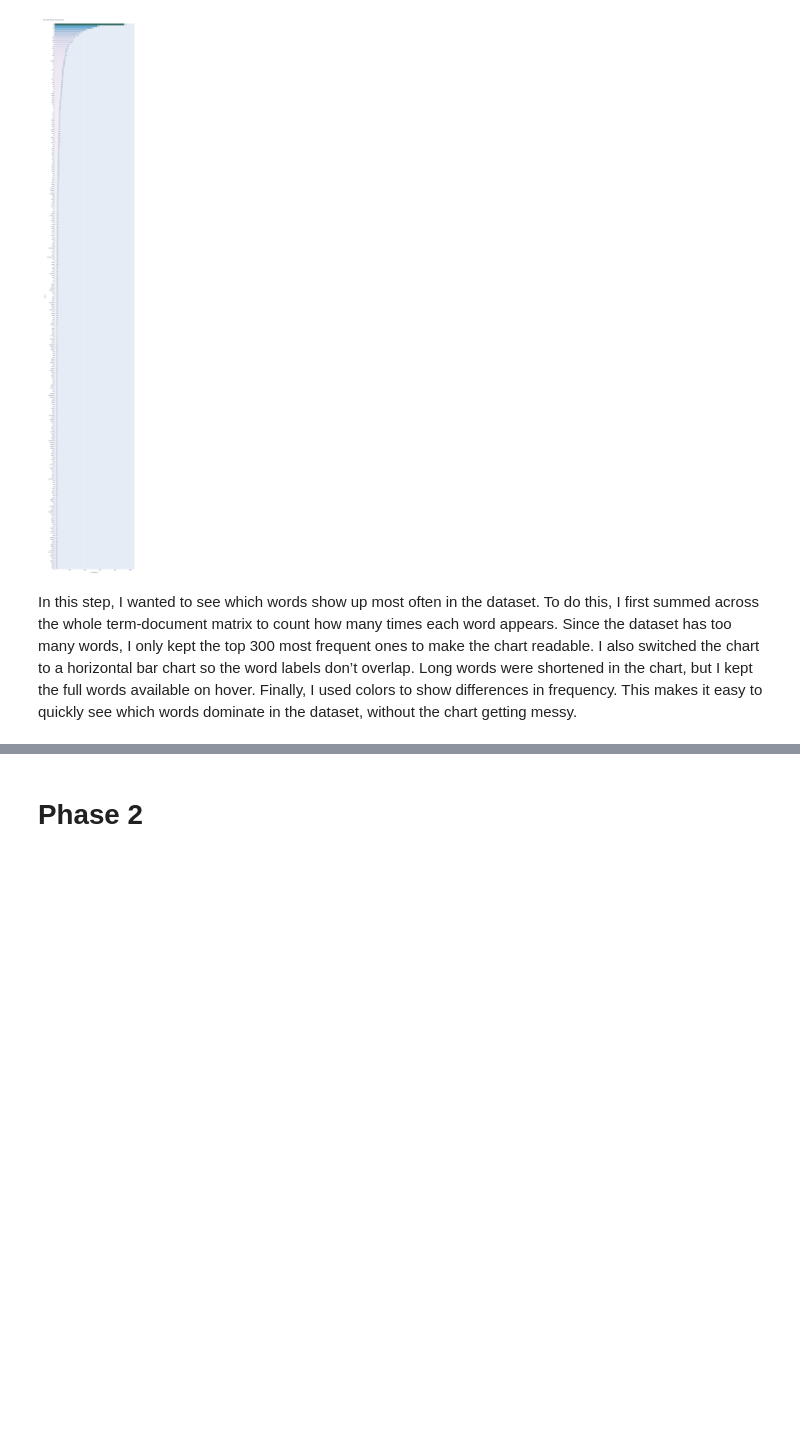
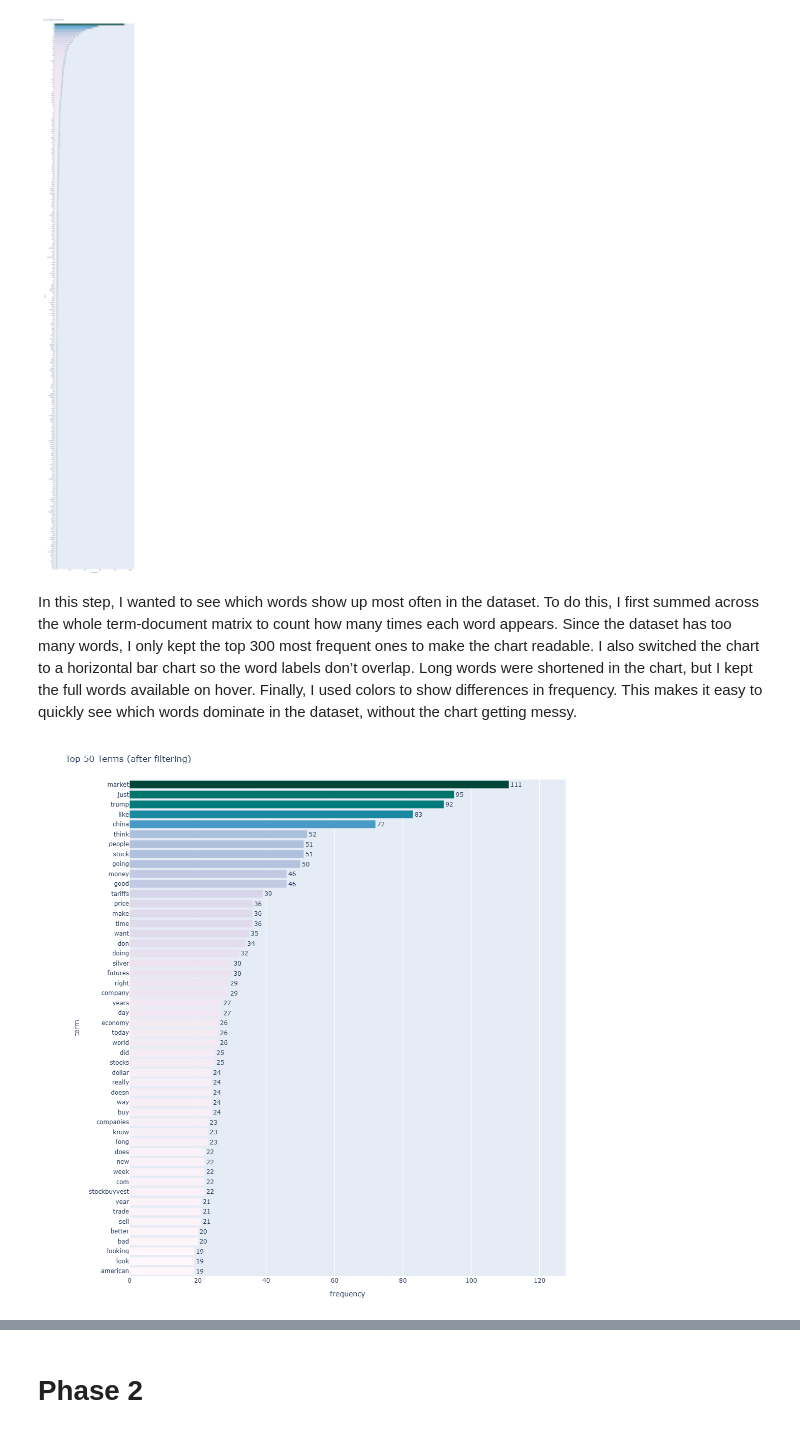
Before and after one commit to viajati/DM2025-Lab1-Exercise, a Jupyter notebook: DM2025-Lab1-Homework.ipynb, the cells around one changed output, grey strips where cells are left out. Drawn from its saved outputs; the diff is of its cells as text; code cells hidden in the pictures; blank space fills up the shorter version.

Commit message:
Finished Up to Exercise 13 HW

```diff
--- a/DM2025-Lab1-Homework.ipynb
+++ b/DM2025-Lab1-Homework.ipynb
@@ -562,3 +562,88 @@ fig.show()
 [figure]
 # %% [markdown]
 In this step, I wanted to see which words show up most often in the dataset. To do this, I first summed across the whole term-document matrix to count how many times each word appears. Since the dataset has too many words, I only kept the top 300 most frequent ones to make the chart readable. I also switched the chart to a horizontal bar chart so the word labels don’t overlap. Long words were shortened in the chart, but I kept the full words available on hover. Finally, I used colors to show differences in frequency. This makes it easy to quickly see which words dominate in the dataset, without the chart getting messy.
+# %%
+# Exercise 13
+# Reduce the vocabulary before plotting
+
+import numpy as np
+import pandas as pd
+import plotly.express as px
+from sklearn.feature_extraction.text import ENGLISH_STOP_WORDS
+
+# Plotting “everything” is slow + messy so its better to filter the vocabulary to keep only useful tokens.
+
+# small knobs to be able to tweak control
+TOP_N   = 50   # show only the top 50 most informative terms
+MIN_DF  = 5    # a term must appear in at least 5 documents
+MIN_LEN = 3    # ignore super short tokens (e.g., "a", "I")
+MAX_LEN = 20   # ignore overly long tokens (likely noise)
+
+# compute term stats: total frequency (tf) and document frequency (df)
+terms = count_vect.get_feature_names_out()
+tf = np.asarray(X_counts.sum(axis=0)).ravel()
+dfreq = (X_counts > 0).sum(axis=0).A1
+
+freqs = pd.DataFrame({"term": terms, "tf": tf, "df": dfreq})
+
+# filter out junk: stopwords, too short/long, numeric, path-like stuff, etc.
+stop = set(ENGLISH_STOP_WORDS)
+
+def is_valid_term(t):
+    # keep normal-looking words only
+    if not (MIN_LEN <= len(t) <= MAX_LEN):   # drop too short/long
+        return False
+    if t in stop:                            # drop stopwords like "the", "and"
+        return False
+    if any(ch in t for ch in "@/#\\|"):      # drop emails/paths/tickers with slashes
+        return False
+    if t.isnumeric():                        # drop pure numbers
+        return False
+    return t.isalpha()                       # keep only alphabetic tokens (no punctuation)
+
+freqs = freqs[freqs["term"].map(is_valid_term)]
+freqs = freqs[freqs["df"] >= MIN_DF]
+
+# pick the top N by total frequency (after filtering)
+top = freqs.sort_values("tf", ascending=False).head(TOP_N).copy()
+
+# shorten long labels so bars don’t overlap (full term still shown on hover)
+def short_label(s, n=28):
+    return s if len(s) <= n else s[:n-1] + "…"
+
+top["label"] = top["term"].map(short_label)
+
+# make a clean horizontal bar chart
+order = top["label"].tolist()[::-1]  # reverse so the biggest bar shows at the top
+
+fig = px.bar(
+    top,
+    y="label",
+    x="tf",
+    orientation="h",
+    text="tf",
+    color="tf",
+    color_continuous_scale="PuBuGn",
+    title=f"Top {TOP_N} Terms (after filtering)"
+)
+
+# pretty hover + spacing
+fig.update_traces(
+    textposition="outside",
+    cliponaxis=False,
+    customdata=top["term"],
+    hovertemplate="<b>%{customdata}</b><br>count=%{x}<extra></extra>"
+)
+
+pad = max(1, top["tf"].iloc[0] * 0.15)
+fig.update_layout(
+    yaxis=dict(categoryorder="array", categoryarray=order, automargin=True, title="term"),
+    xaxis=dict(range=[0, top["tf"].max() + pad], title="frequency"),
+    margin=dict(l=180, r=40, t=70, b=40),
+    height=max(650, int(len(top) * 22))
+)
+
+fig.update_coloraxes(showscale=False)
+fig.show()
+# %% [output]
+[figure, added]
```
Also changed, not shown: parts of 1 cell of this notebook.
